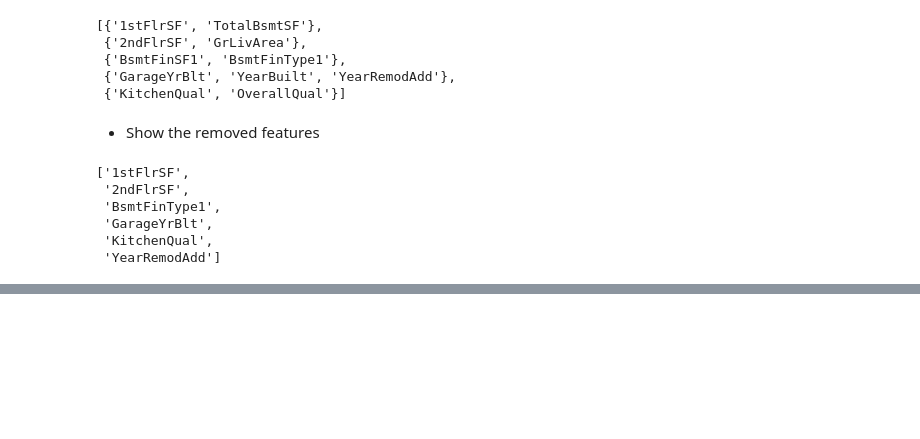
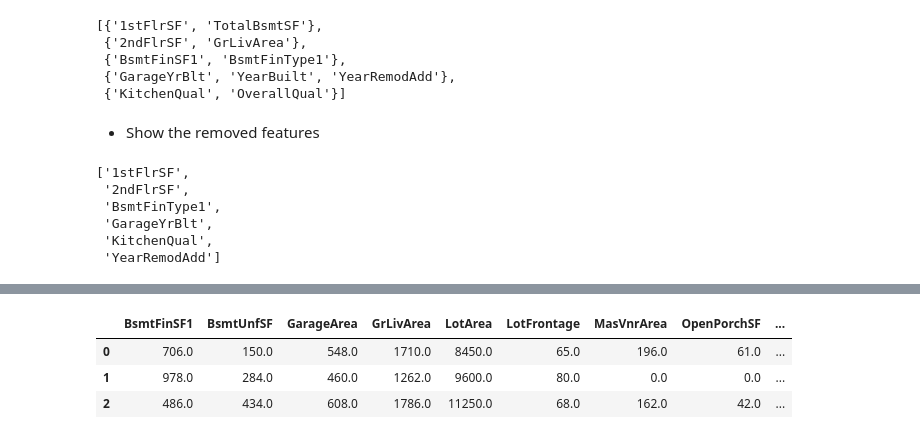
Before and after one commit to faridjos/milestone-project-heritage-housing-issues, a Jupyter notebook: jupyter_notebooks/FeatureEngineering.ipynb, the cells around one changed output, grey strips where cells are left out. Cells and saved outputs as stored; diff of their text form; code cells hidden in the pictures; blank space fills up the shorter version.

```diff
--- a/jupyter_notebooks/FeatureEngineering.ipynb
+++ b/jupyter_notebooks/FeatureEngineering.ipynb
@@ -156,0 +427,8 @@ pipeline['corr_sel'].features_to_drop_
+# %%
+df_engineering = df_transformed[variables_engineering].copy()
+df_engineering.head(3)
+# %% [output]
+|  | BsmtFinSF1 | BsmtUnfSF | GarageArea | GrLivArea | LotArea | LotFrontage | MasVnrArea | OpenPorchSF | ... |
+| 0 | 706.0 | 150.0 | 548.0 | 1710.0 | 8450.0 | 65.0 | 196.0 | 61.0 | ... |
+| 1 | 978.0 | 284.0 | 460.0 | 1262.0 | 9600.0 | 80.0 | 0.0 | 0.0 | ... |
+| 2 | 486.0 | 434.0 | 608.0 | 1786.0 | 11250.0 | 68.0 | 162.0 | 42.0 | ... |
```
Also changed, not shown: parts of 5 cells of this notebook, 2 other files.
